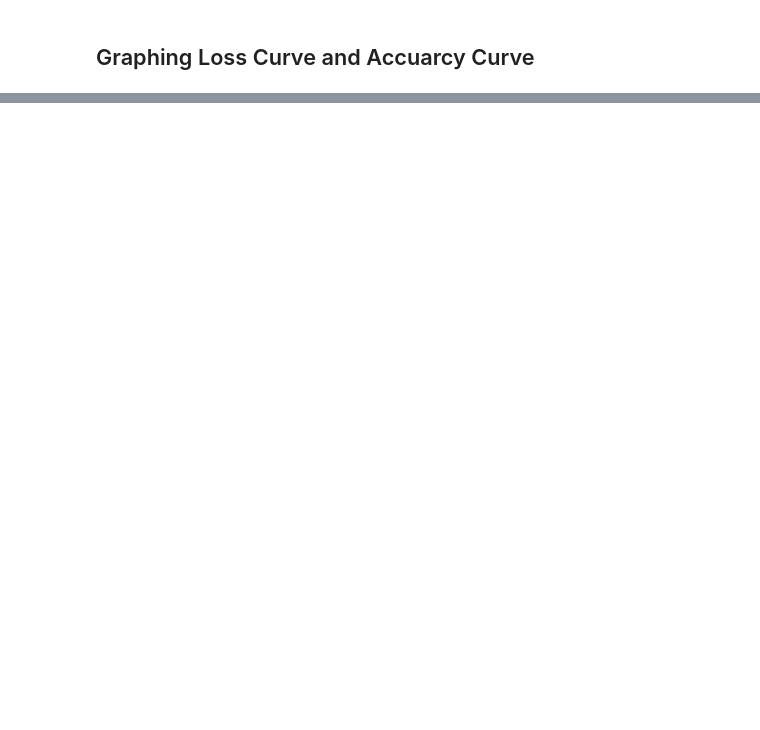
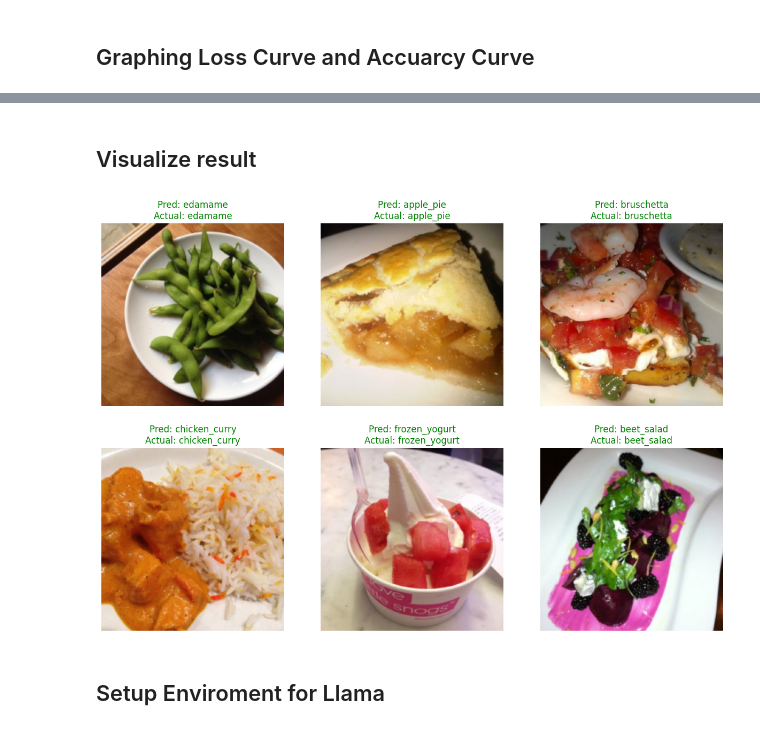
Before and after one commit to virwang/Fanshawe_DL_Pytorch26W, a Jupyter notebook: notebooks/Project_YunJiungWang.ipynb, the cells around one changed output, grey strips where cells are left out. Cells and saved outputs as stored; diff of their text form; code cells hidden in the pictures; blank space fills up the shorter version.

```diff
--- a/notebooks/Project_YunJiungWang.ipynb
+++ b/notebooks/Project_YunJiungWang.ipynb
@@ -204,0 +198,39 @@ plt.show()
+# %% [markdown]
+## Visualize result
+# %%
+def visualize_results(model, dataset, num_images=6):
+    model.eval()
+    fig = plt.figure(figsize=(15, 10))
+    class_names = dataset.classes
+
+    # select randomly
+    indices = np.random.choice(len(dataset), num_images, replace=False)
+
+    with torch.no_grad():
+        for i, idx in enumerate(indices):
+            image, label = dataset[idx]
+            input_tensor = image.unsqueeze(0).to(device)
+
+            output = model(input_tensor)
+            _, pred = torch.max(output, 1)
+
+            # transfer into showable picture
+            img_display = image.permute(1, 2, 0).numpy()
+            mean = np.array([0.485, 0.456, 0.406])
+            std = np.array([0.229, 0.224, 0.225])
+            img_display = std * img_display + mean
+            img_display = np.clip(img_display, 0, 1)
+
+            ax = plt.subplot(2, 3, i + 1)
+            color = 'green' if pred.item() == label else 'red'
+            ax.set_title(f"Pred: {class_names[pred.item()]}\nActual: {class_names[label]}", color=color)
+            plt.imshow(img_display)
+            plt.axis('off')
+    plt.show()
+
+# visualize
+visualize_results(model, test_dataset)
+# %% [output]
+[figure, added]
+# %% [markdown]
+## Setup Enviroment for Llama
```
Also changed, not shown: parts of 17 cells of this notebook, 1 other file.
